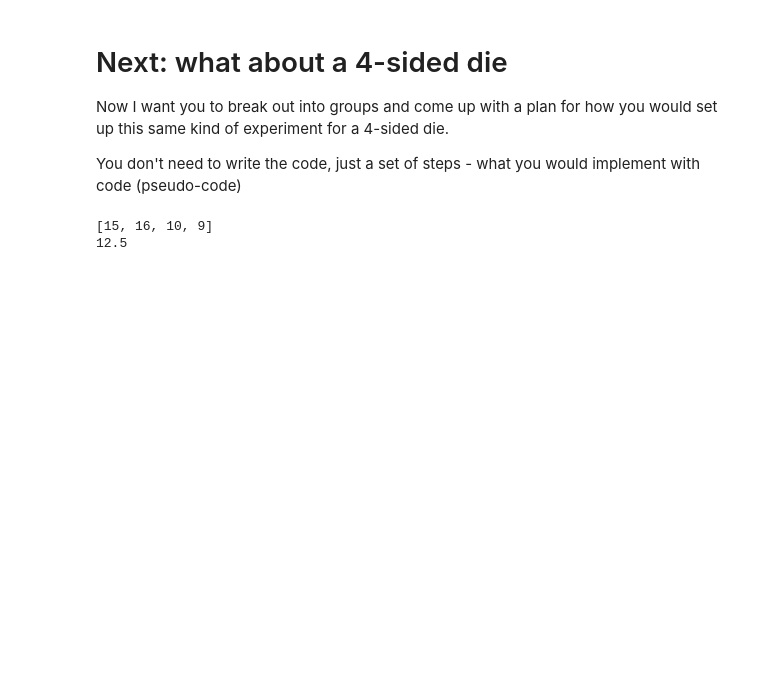
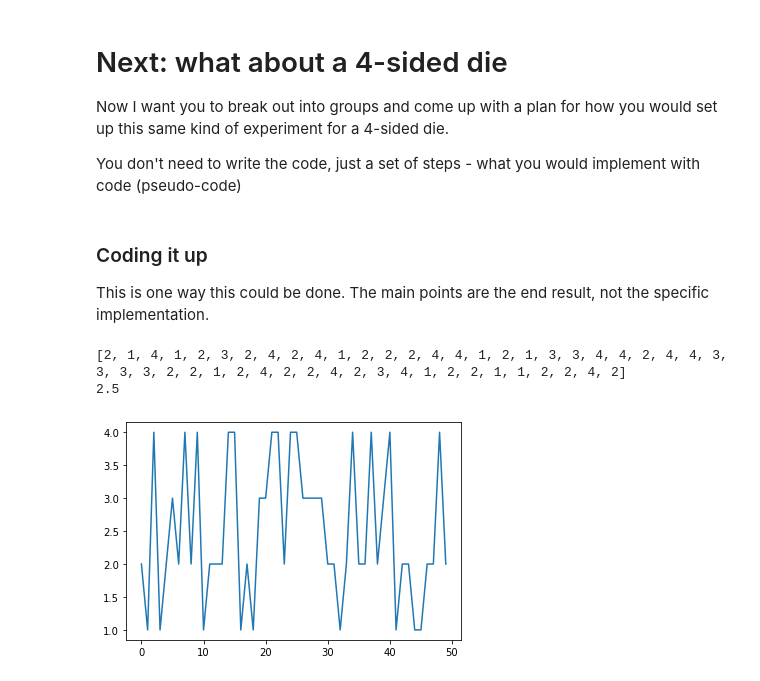
Before and after one commit to engineering-11/Engin-11, a Jupyter notebook: Lessons/Statistics-demos-week3.ipynb, the cells around one changed output. Cells and saved outputs as stored; diff of their text form; code cells hidden in the pictures; blank space fills up the shorter version.

```diff
--- a/Lessons/Statistics-demos-week3.ipynb
+++ b/Lessons/Statistics-demos-week3.ipynb
@@ -238,22 +318,32 @@ Average of the distributions of mean number of heads = 5.507400000000001 +/- 0.1
 Now I want you to break out into groups and come up with a plan for how you would set up this same kind of experiment for a 4-sided die.
 
 You don't need to write the code, just a set of steps - what you would implement with code (pseudo-code)
+# %% [markdown]
+### Coding it up
+
+This is one way this could be done. The main points are the end result, not the specific implementation.
 # %%
-nfaces = [0,0,0,0]
-for i in range(0,50):
+nfaces = []
+N_rolls = 50
+for i in range(N_rolls):
     roll = np.random.random()
     if roll < 0.25:
-        nfaces[0] += 1
+        nfaces.append(1)
     if roll > 0.25 and roll < 0.5:
-        nfaces[1] += 1
+        nfaces.append(2)
     if roll > 0.5 and roll < 0.75:
-        nfaces[2] += 1
+        nfaces.append(3)
     if roll > 0.75:
-        nfaces[3] += 1
+        nfaces.append(4)
 print(nfaces)
 print(np.mean(nfaces))
 # %% [output]
-[15, 16, 10, 9]
-12.5
+[2, 1, 4, 1, 2, 3, 2, 4, 2, 4, 1, 2, 2, 2, 4, 4, 1, 2, 1, 3, 3, 4, 4, 2, 4, 4, 3, 3, 3, 3, 2, 2, 1, 2, 4, 2, 2, 4, 2, 3, 4, 1, 2, 2, 1, 1, 2, 2, 4, 2]
+2.5
+# %%
+plt.plot(nfaces)
+plt.show()
+# %% [output]
+[figure, added]
 # %%
 def get_nfaces(nrolls):
```
Also changed, not shown: parts of 27 cells of this notebook, 5 other files.
